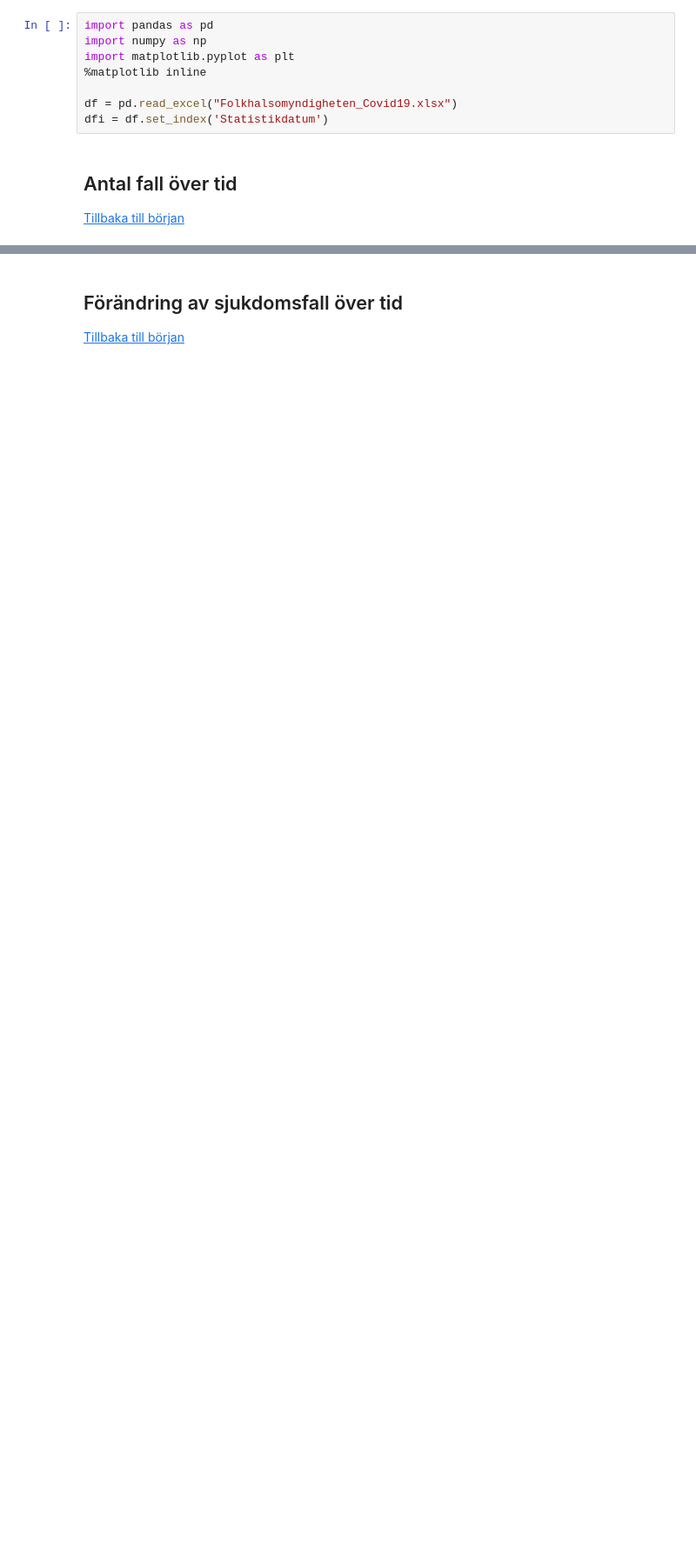
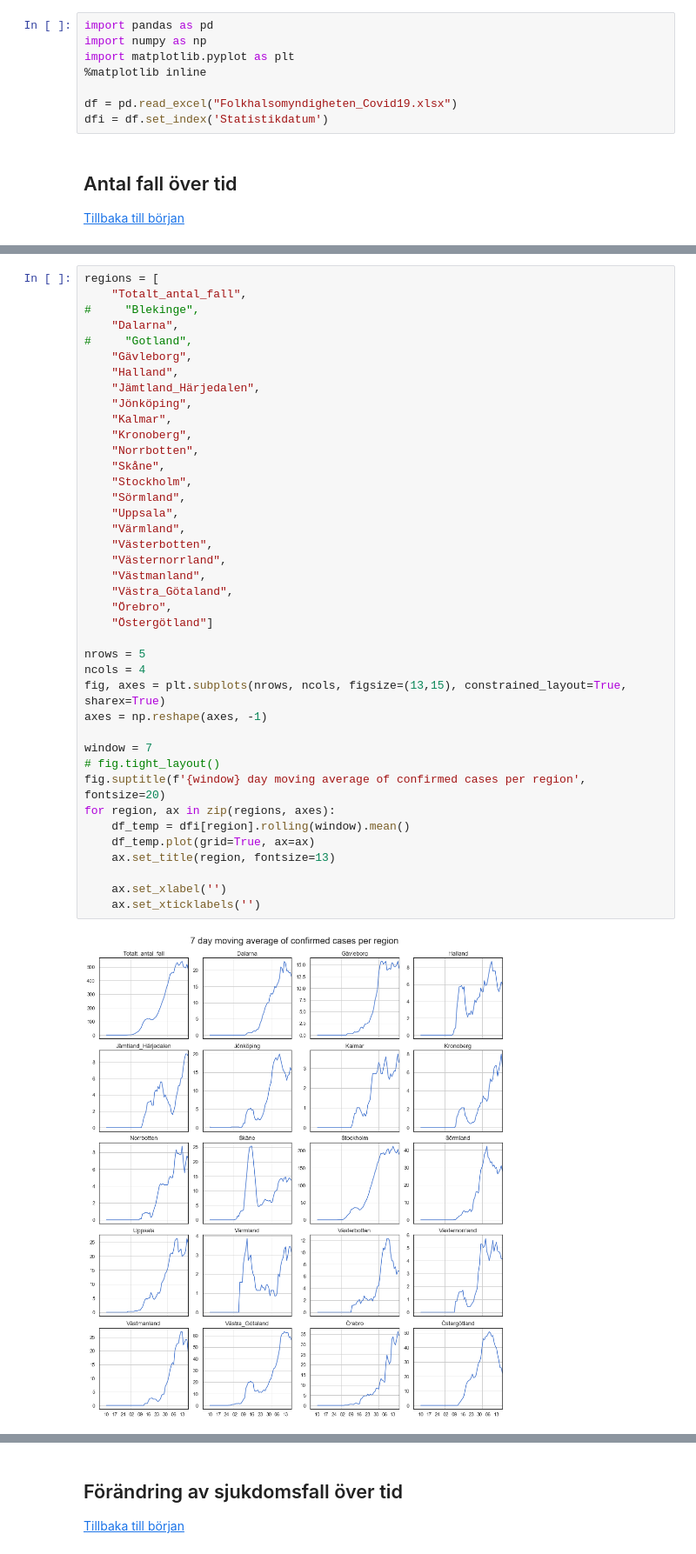
Before and after one commit to Frallmeister/covid19, a Jupyter notebook: corona_notebook.ipynb, the cells around one changed output, grey strips where cells are left out. Shown at 87% size. Saved outputs shown, nothing was run; the diff lists cells and outputs as text; blank space fills up the shorter version.

```diff
--- a/corona_notebook.ipynb
+++ b/corona_notebook.ipynb
@@ -38,2 +44,44 @@ Text(0.06, 0.5, 'Number of cases')
+# %%
+regions = [
+    "Totalt_antal_fall",
+#     "Blekinge",
+    "Dalarna",
+#     "Gotland",
+    "Gävleborg",
+    "Halland",
+    "Jämtland_Härjedalen",
+    "Jönköping",
+    "Kalmar",
+    "Kronoberg",
+    "Norrbotten",
+    "Skåne",
+    "Stockholm",
+    "Sörmland",
+    "Uppsala",
+    "Värmland",
+    "Västerbotten",
+    "Västernorrland",
+    "Västmanland",
+    "Västra_Götaland",
+    "Örebro",
+    "Östergötland"]
+
+nrows = 5
+ncols = 4
+fig, axes = plt.subplots(nrows, ncols, figsize=(13,15), constrained_layout=True, sharex=True)
+axes = np.reshape(axes, -1)
+
+window = 7
+# fig.tight_layout()
+fig.suptitle(f'{window} day moving average of confirmed cases per region', fontsize=20)
+for region, ax in zip(regions, axes):
+    df_temp = dfi[region].rolling(window).mean()
+    df_temp.plot(grid=True, ax=ax)
+    ax.set_title(region, fontsize=13)
+
+    ax.set_xlabel('')
+    ax.set_xticklabels('')
+# %% [output]
+[figure, added]
 # %% [markdown]
 <a id='sjukdomsutfall'></a>
```
Also changed, not shown: parts of 7 cells of this notebook.
